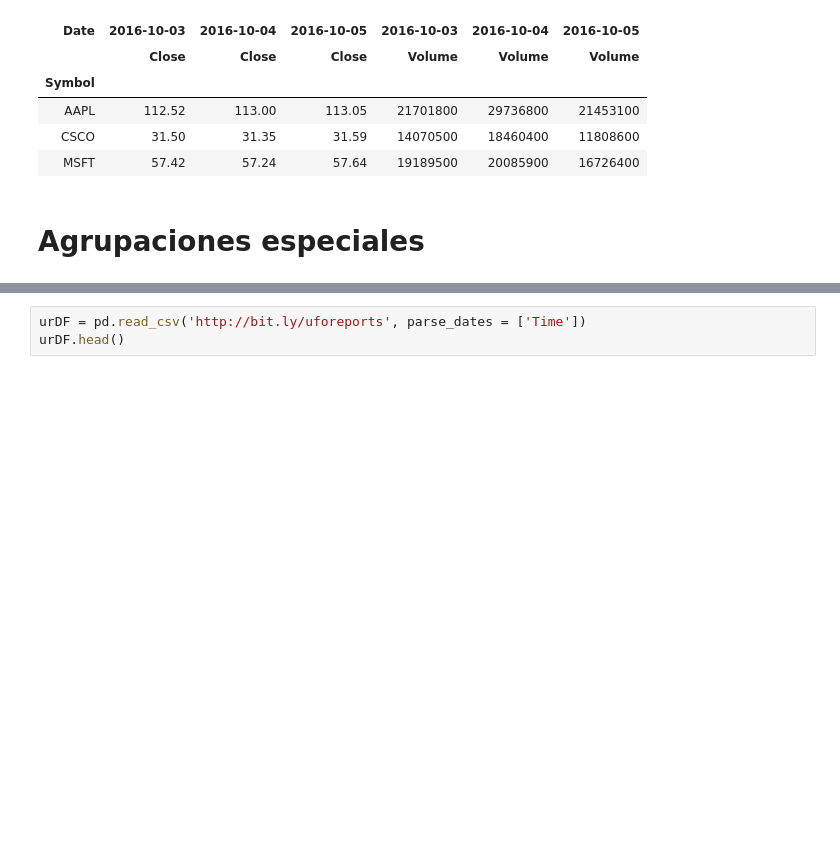
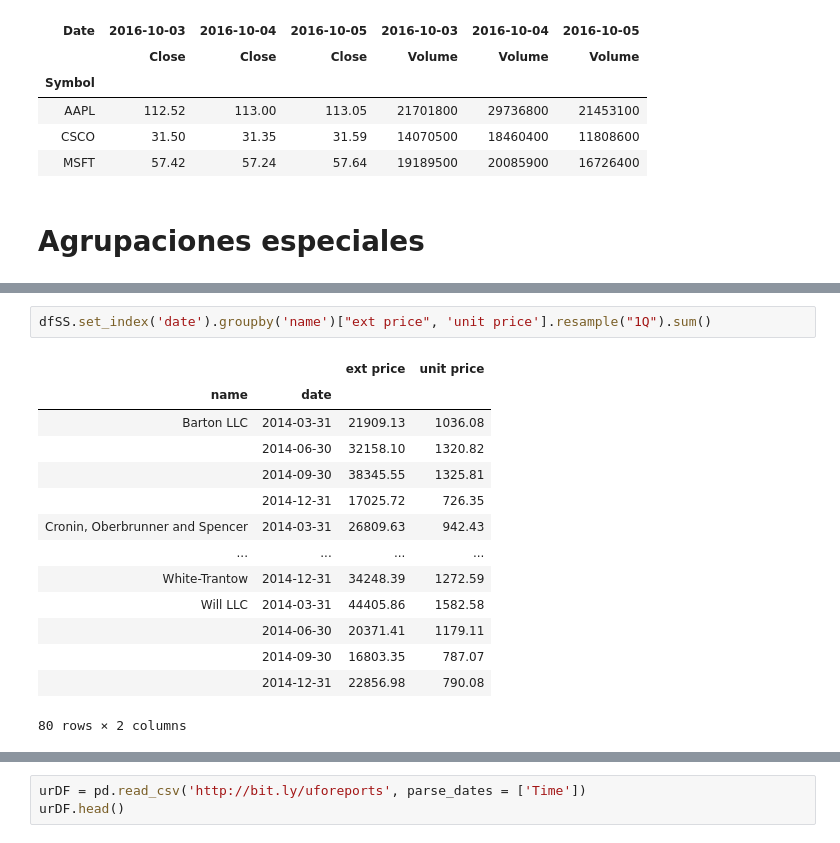
Before and after one commit to RafaelHarispe/WorkShopDS, a Jupyter notebook: Multi Index GrpBy.ipynb, the cells around one changed output, grey strips where cells are left out. Cells and saved outputs as stored; diff of their text form; blank space fills up the shorter version.

```diff
--- a/Multi Index GrpBy.ipynb
+++ b/Multi Index GrpBy.ipynb
@@ -420,0 +452,17 @@ pt2.unstack(level=1).swaplevel(axis = 1)
+# %%
+dfSS.set_index('date').groupby('name')["ext price", 'unit price'].resample("1Q").sum()
+# %% [output]
+|  |  | ext price | unit price |
+| name | date |  |  |
+| Barton LLC | 2014-03-31 | 21909.13 | 1036.08 |
+|  | 2014-06-30 | 32158.10 | 1320.82 |
+|  | 2014-09-30 | 38345.55 | 1325.81 |
+|  | 2014-12-31 | 17025.72 | 726.35 |
+| Cronin, Oberbrunner and Spencer | 2014-03-31 | 26809.63 | 942.43 |
+| ... | ... | ... | ... |
+| White-Trantow | 2014-12-31 | 34248.39 | 1272.59 |
+| Will LLC | 2014-03-31 | 44405.86 | 1582.58 |
+|  | 2014-06-30 | 20371.41 | 1179.11 |
+|  | 2014-09-30 | 16803.35 | 787.07 |
+|  | 2014-12-31 | 22856.98 | 790.08 |
+80 rows × 2 columns
```
Also changed, not shown: parts of 7 cells of this notebook.
